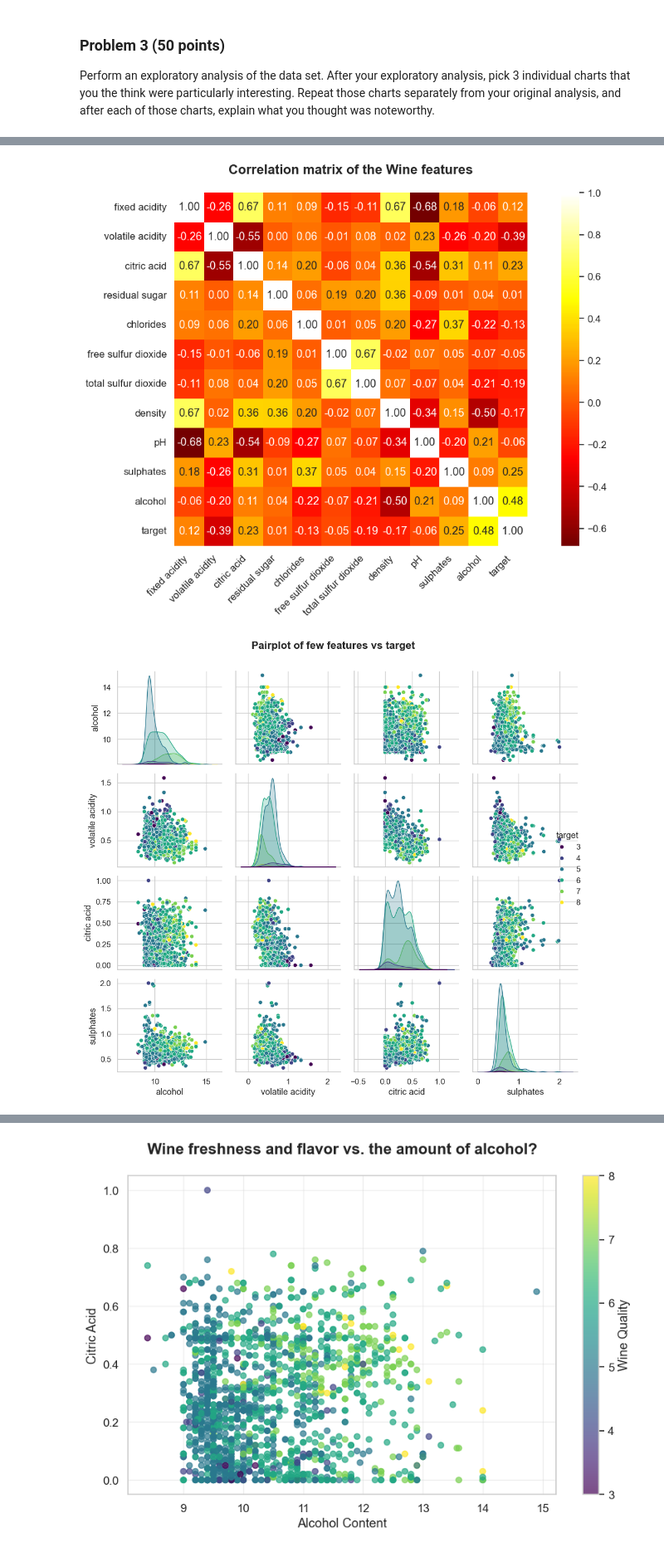
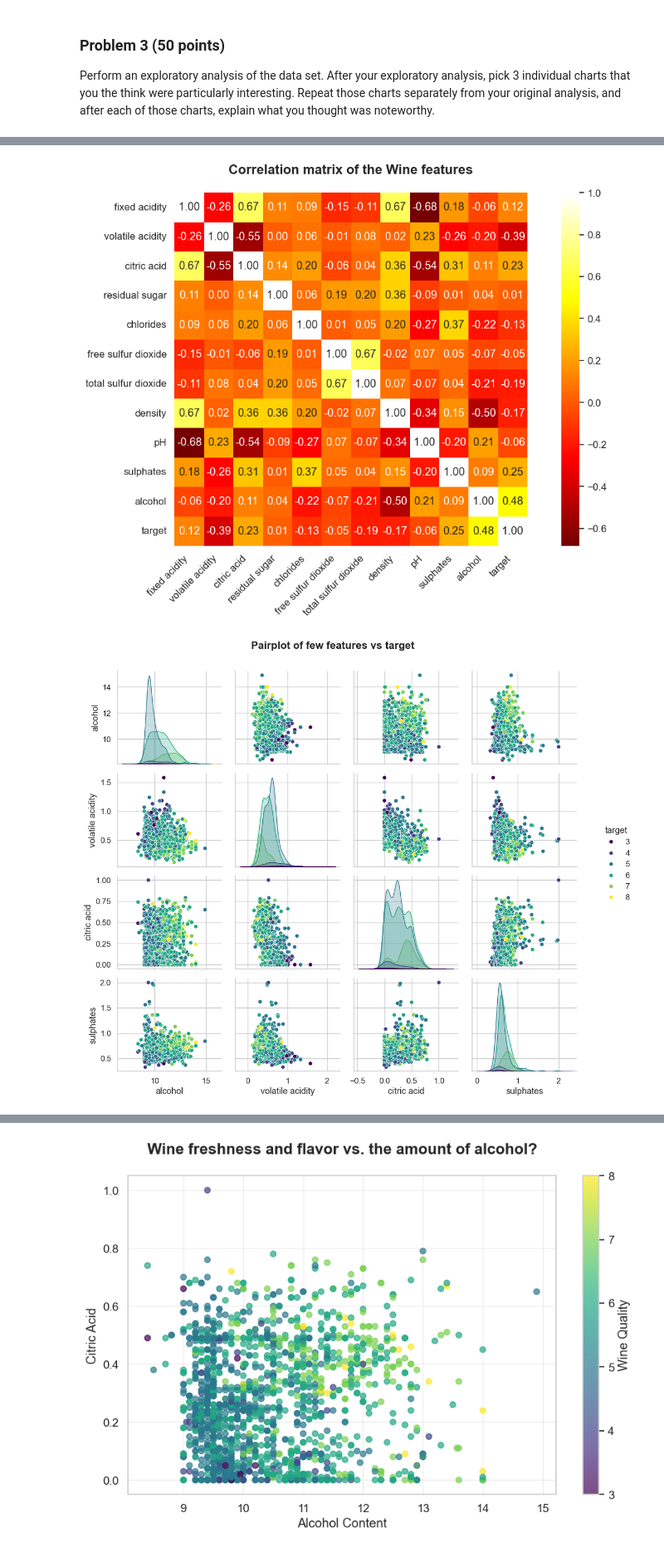
Before and after one commit to Quantum-Cosmic/dx602-final-project, a Jupyter notebook: project.ipynb, the cells around one changed output, grey strips where cells are left out. Shown at 83% size. Cells and saved outputs as stored; diff of their text form; code cells hidden in the pictures.

```diff
--- a/project.ipynb
+++ b/project.ipynb
@@ -216,36 +214,37 @@ sns.heatmap(redwine.corr(), annot=True, cmap='hot', center=0,
 plt.title('Correlation matrix of the Wine features\n', fontsize=16, weight='bold')
 plt.xticks(rotation=45, ha='right')
 plt.yticks(rotation=0)
 plt.tight_layout()
 
 # 3. Pairplot of few features vs target using seaborn pairplot
-features_5 = ['alcohol', 'volatile acidity', 'citric acid', 'sulphates', 'target']
-sns.pairplot(redwine[features_5], hue='target', palette='viridis')
+features_4 = ['alcohol', 'volatile acidity', 'citric acid', 'sulphates', 'target']
+g = sns.pairplot(redwine[features_4], hue='target', palette='viridis')
+g._legend.set_bbox_to_anchor((1.1, 0.5))
 plt.suptitle('Pairplot of few features vs target\n', fontsize=16, weight='bold')
 plt.tight_layout()
 
 # 4. Distribution of some chemical using histograms
 fig, axes = plt.subplots(2, 3, figsize=(15, 10))
 chemicals = ['alcohol', 'volatile acidity', 'citric acid', 'sulphates', 'residual sugar', 'pH']
 for i, chem in enumerate(chemicals):
     ax = axes[i//3, i%3]
     sns.histplot(data=redwine, x=chem, ax=ax, kde=True, color='purple')
     ax.set_title(f'Distribution of {chem}\n', fontsize=16, weight='bold')
     plt.tight_layout()
 
 # 5. Boxplots of features by quality using seaborn boxplot
 fig, axes = plt.subplots(2, 3, figsize=(15, 10))
 features_6 = ['alcohol', 'volatile acidity', 'citric acid', 'sulphates', 'chlorides', 'density']
 
 for i, feature in enumerate(features_6):
     ax = axes[i//3, i%3]
     sns.boxplot(data=redwine, x='target', y=feature, ax=ax, color='blue')
     ax.set_title(f'{feature} by Wine Quality\n', fontsize=16, weight='bold')
     plt.tight_layout()
 # %% [output]
 [figure]
 [figure]
-[figure, old version]
+[figure, new version]
 [figure]
 [figure]
 # %%
```
Also changed, not shown: parts of 6 cells of this notebook.
